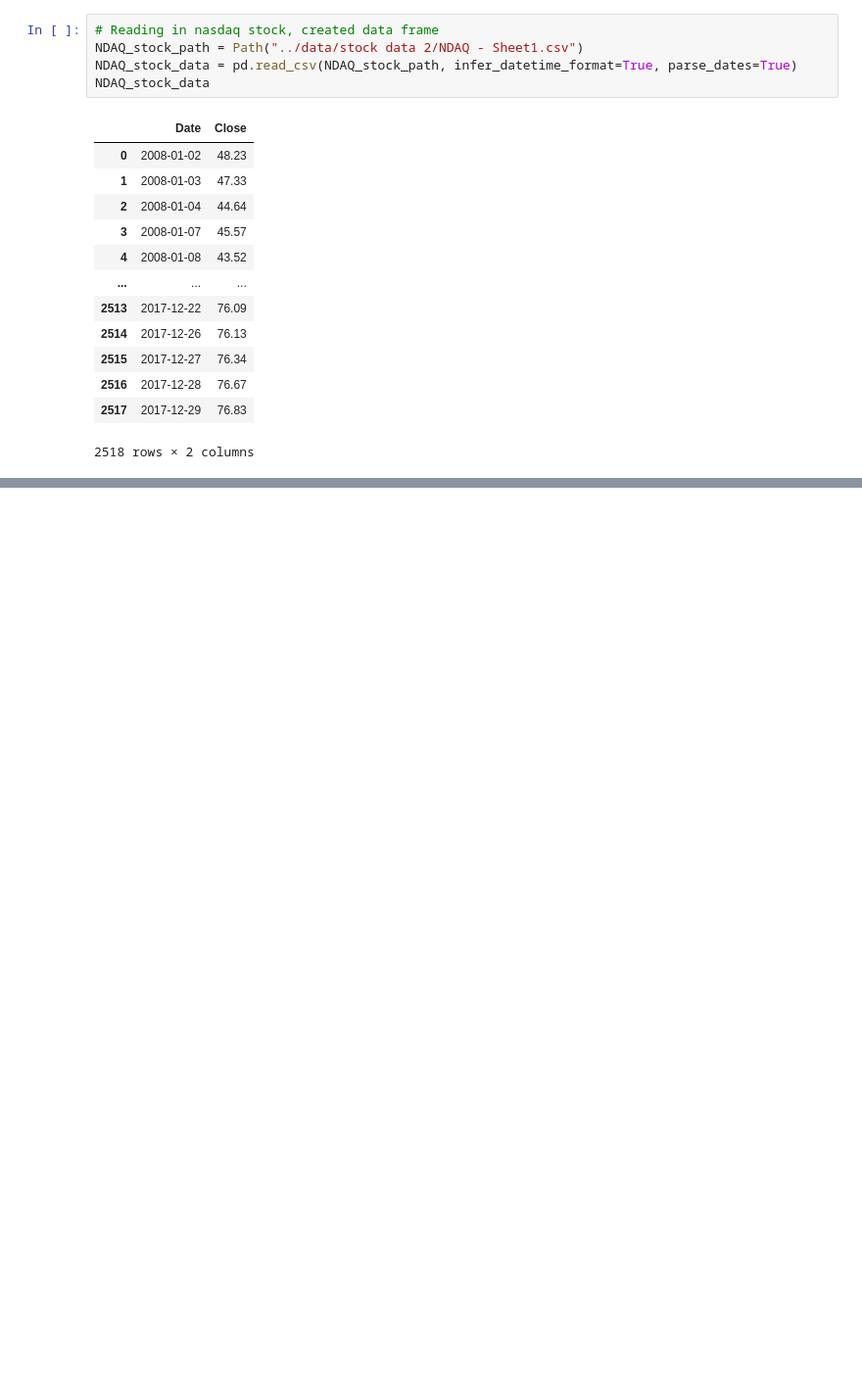
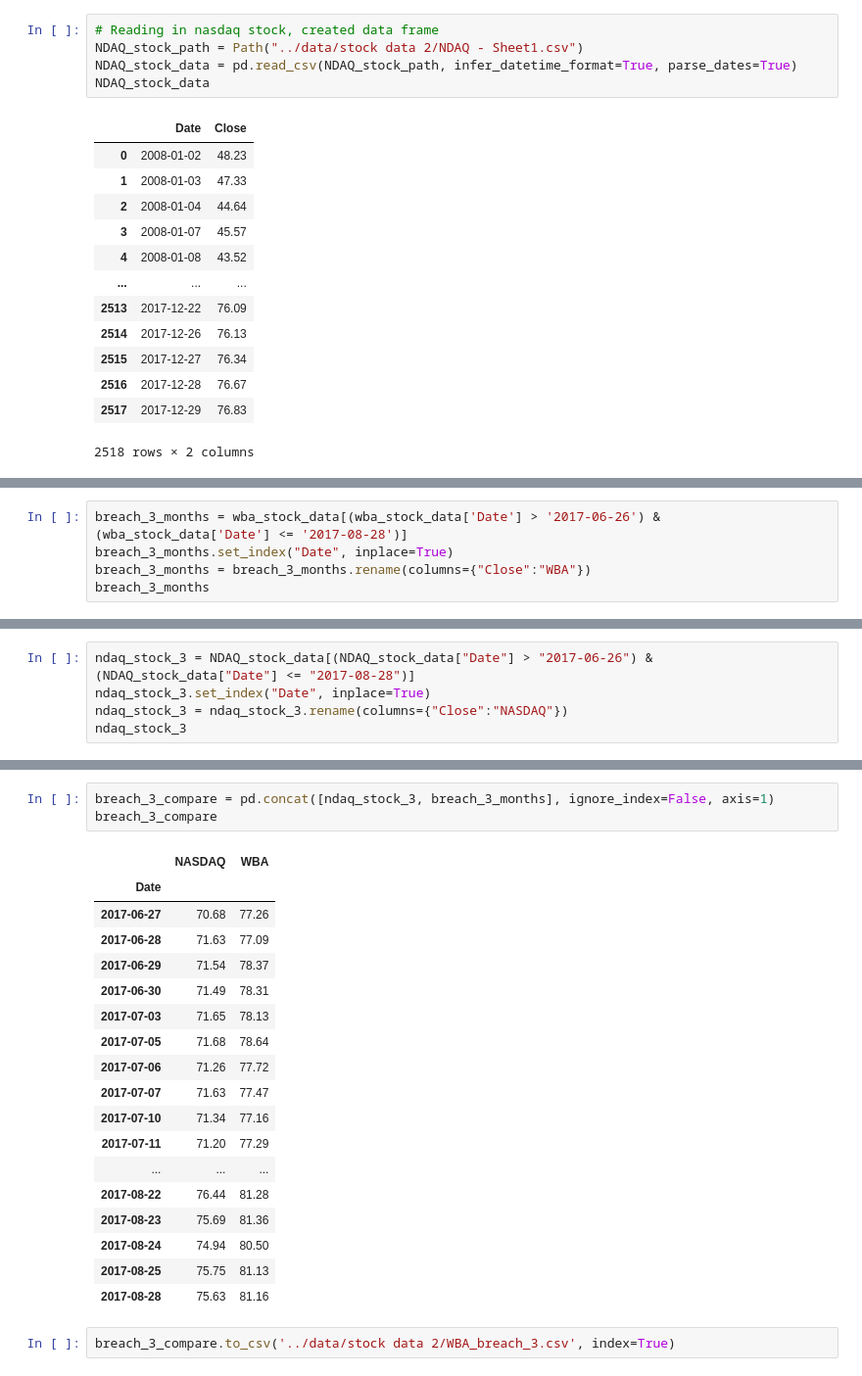
Before and after one commit to chaka37/Project1, a Jupyter notebook: notebooks/liam.ipynb, the cells around one changed output, grey strips where cells are left out. Shown at 98% size. Drawn from its saved outputs; the diff is of its cells as text; blank space fills up the shorter version.

```diff
--- a/notebooks/liam.ipynb
+++ b/notebooks/liam.ipynb
@@ -387,0 +466,5 @@ breach_1_compare
+# %%
+breach_3_months = wba_stock_data[(wba_stock_data['Date'] > '2017-06-26') & (wba_stock_data['Date'] <= '2017-08-28')]
+breach_3_months.set_index("Date", inplace=True)
+breach_3_months = breach_3_months.rename(columns={"Close":"WBA"})
+breach_3_months
@@ -387,0 +490,5 @@ breach_1_compare
+# %%
+ndaq_stock_3 = NDAQ_stock_data[(NDAQ_stock_data["Date"] > "2017-06-26") & (NDAQ_stock_data["Date"] <= "2017-08-28")]
+ndaq_stock_3.set_index("Date", inplace=True)
+ndaq_stock_3 = ndaq_stock_3.rename(columns={"Close":"NASDAQ"})
+ndaq_stock_3
@@ -387,0 +514,24 @@ breach_1_compare
+# %%
+breach_3_compare = pd.concat([ndaq_stock_3, breach_3_months], ignore_index=False, axis=1)
+breach_3_compare
+# %% [output]
+|  | NASDAQ | WBA |
+| Date |  |  |
+| 2017-06-27 | 70.68 | 77.26 |
+| 2017-06-28 | 71.63 | 77.09 |
+| 2017-06-29 | 71.54 | 78.37 |
+| 2017-06-30 | 71.49 | 78.31 |
+| 2017-07-03 | 71.65 | 78.13 |
+| 2017-07-05 | 71.68 | 78.64 |
+| 2017-07-06 | 71.26 | 77.72 |
+| 2017-07-07 | 71.63 | 77.47 |
+| 2017-07-10 | 71.34 | 77.16 |
+| 2017-07-11 | 71.20 | 77.29 |
+| ... | ... | ... |
+| 2017-08-22 | 76.44 | 81.28 |
+| 2017-08-23 | 75.69 | 81.36 |
+| 2017-08-24 | 74.94 | 80.50 |
+| 2017-08-25 | 75.75 | 81.13 |
+| 2017-08-28 | 75.63 | 81.16 |
+# %%
+breach_3_compare.to_csv('../data/stock data 2/WBA_breach_3.csv', index=True)
```
Also changed, not shown: parts of 9 cells of this notebook, 4 other files.
